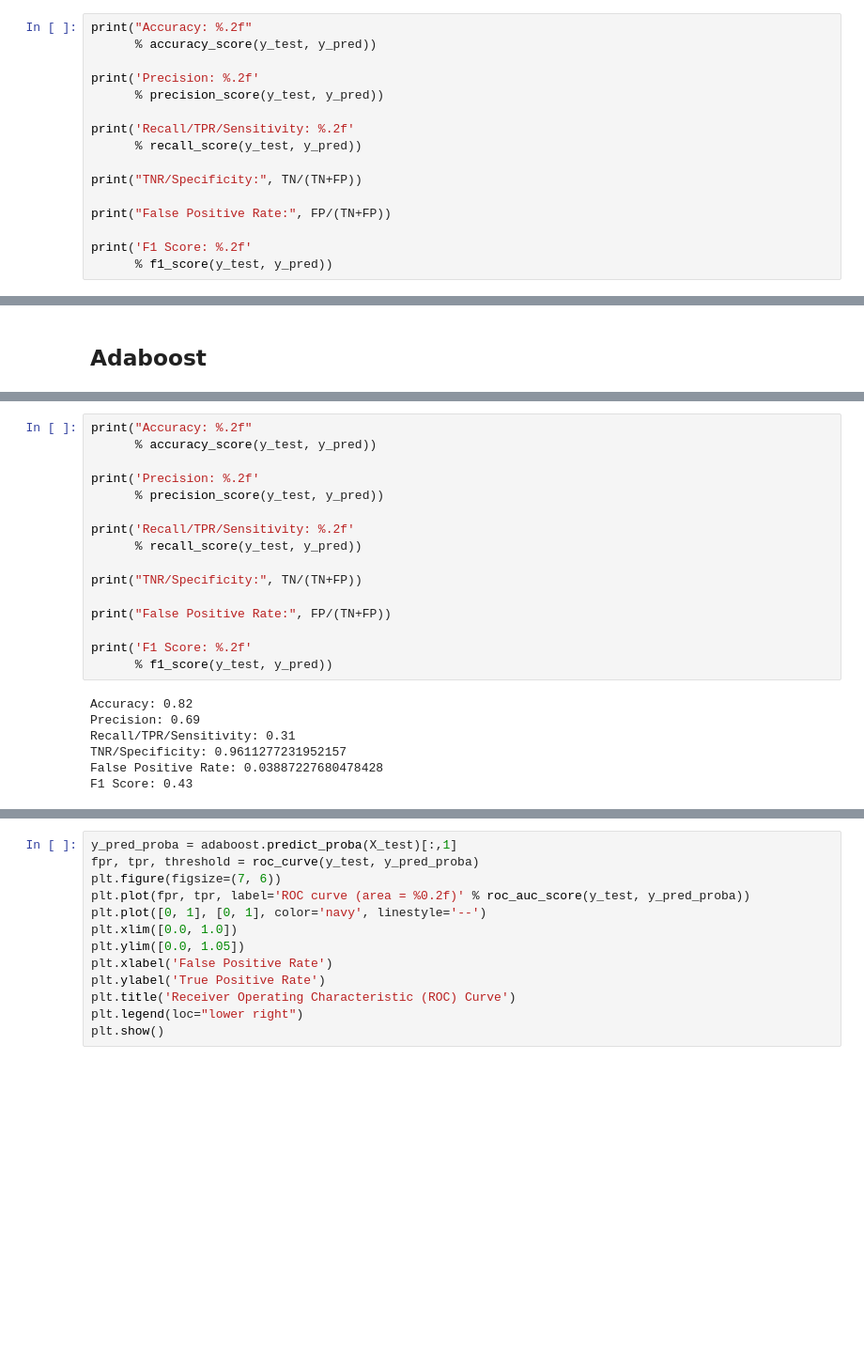
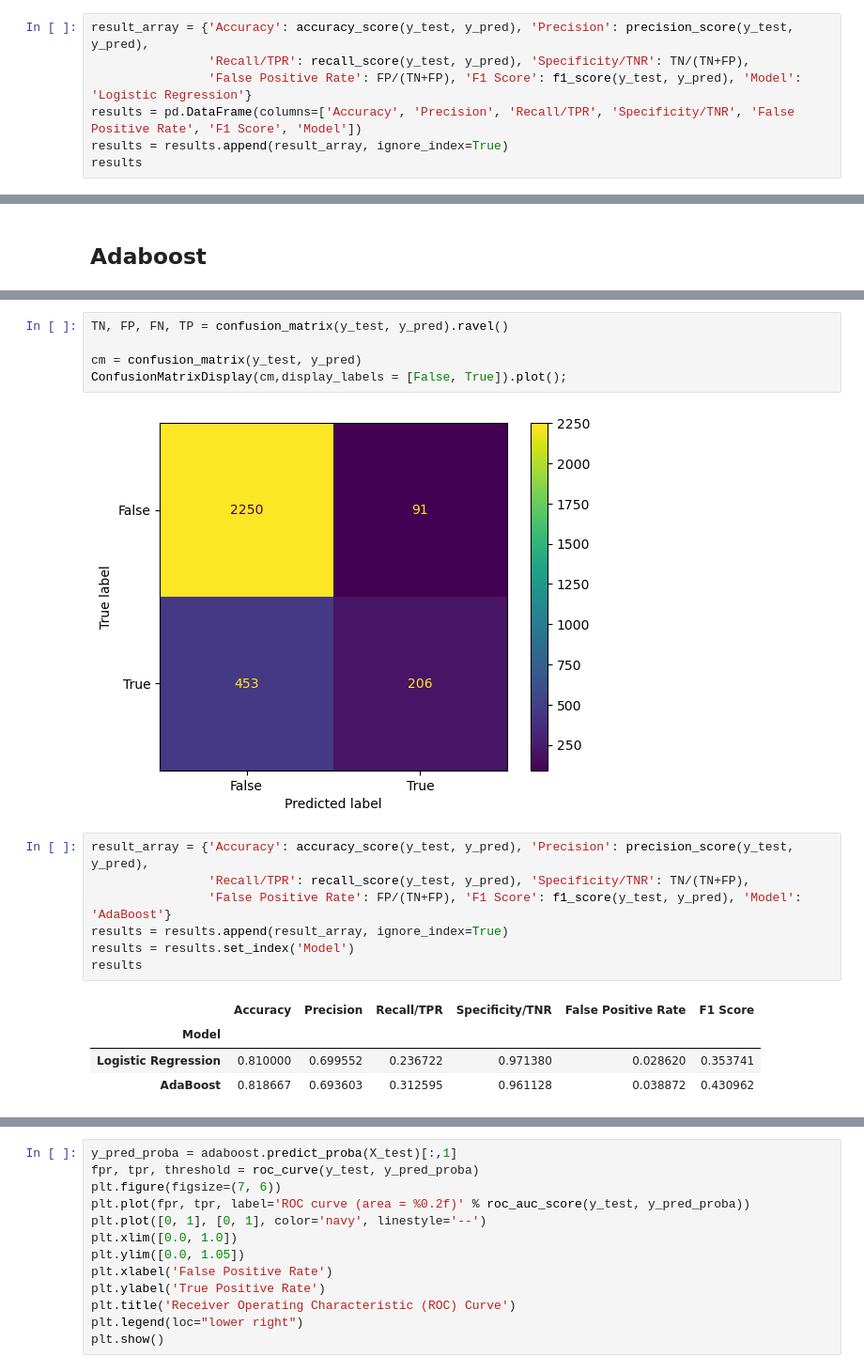
Before and after one commit to COGS118A/Group026-SP23, a Jupyter notebook: FinalProject_Group026-SP23.ipynb, the cells around one changed output, grey strips where cells are left out. Shown at 94% size. Drawn from its saved outputs; the diff is of its cells as text; blank space fills up the shorter version.

```diff
--- a/FinalProject_Group026-SP23.ipynb
+++ b/FinalProject_Group026-SP23.ipynb
@@ -310,17 +304,8 @@ Model Score: 0.81
 # %%
-print("Accuracy: %.2f"
-      % accuracy_score(y_test, y_pred))
-
-print('Precision: %.2f'
-      % precision_score(y_test, y_pred))
-
-print('Recall/TPR/Sensitivity: %.2f'
-      % recall_score(y_test, y_pred))
-
-print("TNR/Specificity:", TN/(TN+FP))
-
-print("False Positive Rate:", FP/(TN+FP))
-
-print('F1 Score: %.2f'
-      % f1_score(y_test, y_pred))
+result_array = {'Accuracy': accuracy_score(y_test, y_pred), 'Precision': precision_score(y_test, y_pred),
+                'Recall/TPR': recall_score(y_test, y_pred), 'Specificity/TNR': TN/(TN+FP),
+                'False Positive Rate': FP/(TN+FP), 'F1 Score': f1_score(y_test, y_pred), 'Model': 'Logistic Regression'}
+results = pd.DataFrame(columns=['Accuracy', 'Precision', 'Recall/TPR', 'Specificity/TNR', 'False Positive Rate', 'F1 Score', 'Model'])
+results = results.append(result_array, ignore_index=True)
+results
 # %% [output]
@@ -369,23 +349,19 @@ Model Score: 0.81
+# %%
+TN, FP, FN, TP = confusion_matrix(y_test, y_pred).ravel()
+
+cm = confusion_matrix(y_test, y_pred)
+ConfusionMatrixDisplay(cm,display_labels = [False, True]).plot();
+# %% [output]
+[figure, added]
 # %%
-print("Accuracy: %.2f"
-      % accuracy_score(y_test, y_pred))
-
-print('Precision: %.2f'
-      % precision_score(y_test, y_pred))
-
-print('Recall/TPR/Sensitivity: %.2f'
-      % recall_score(y_test, y_pred))
-
-print("TNR/Specificity:", TN/(TN+FP))
-
-print("False Positive Rate:", FP/(TN+FP))
-
-print('F1 Score: %.2f'
-      % f1_score(y_test, y_pred))
+result_array = {'Accuracy': accuracy_score(y_test, y_pred), 'Precision': precision_score(y_test, y_pred),
+                'Recall/TPR': recall_score(y_test, y_pred), 'Specificity/TNR': TN/(TN+FP),
+                'False Positive Rate': FP/(TN+FP), 'F1 Score': f1_score(y_test, y_pred), 'Model': 'AdaBoost'}
+results = results.append(result_array, ignore_index=True)
+results = results.set_index('Model')
+results
 # %% [output]
-Accuracy: 0.82
-Precision: 0.69
-Recall/TPR/Sensitivity: 0.31
-TNR/Specificity: 0.9611277231952157
-False Positive Rate: 0.03887227680478428
-F1 Score: 0.43
+|  | Accuracy | Precision | Recall/TPR | Specificity/TNR | False Positive Rate | F1 Score |
+| Model |  |  |  |  |  |  |
+| Logistic Regression | 0.810000 | 0.699552 | 0.236722 | 0.971380 | 0.028620 | 0.353741 |
+| AdaBoost | 0.818667 | 0.693603 | 0.312595 | 0.961128 | 0.038872 | 0.430962 |
```
Also changed, not shown: parts of 15 cells of this notebook.
